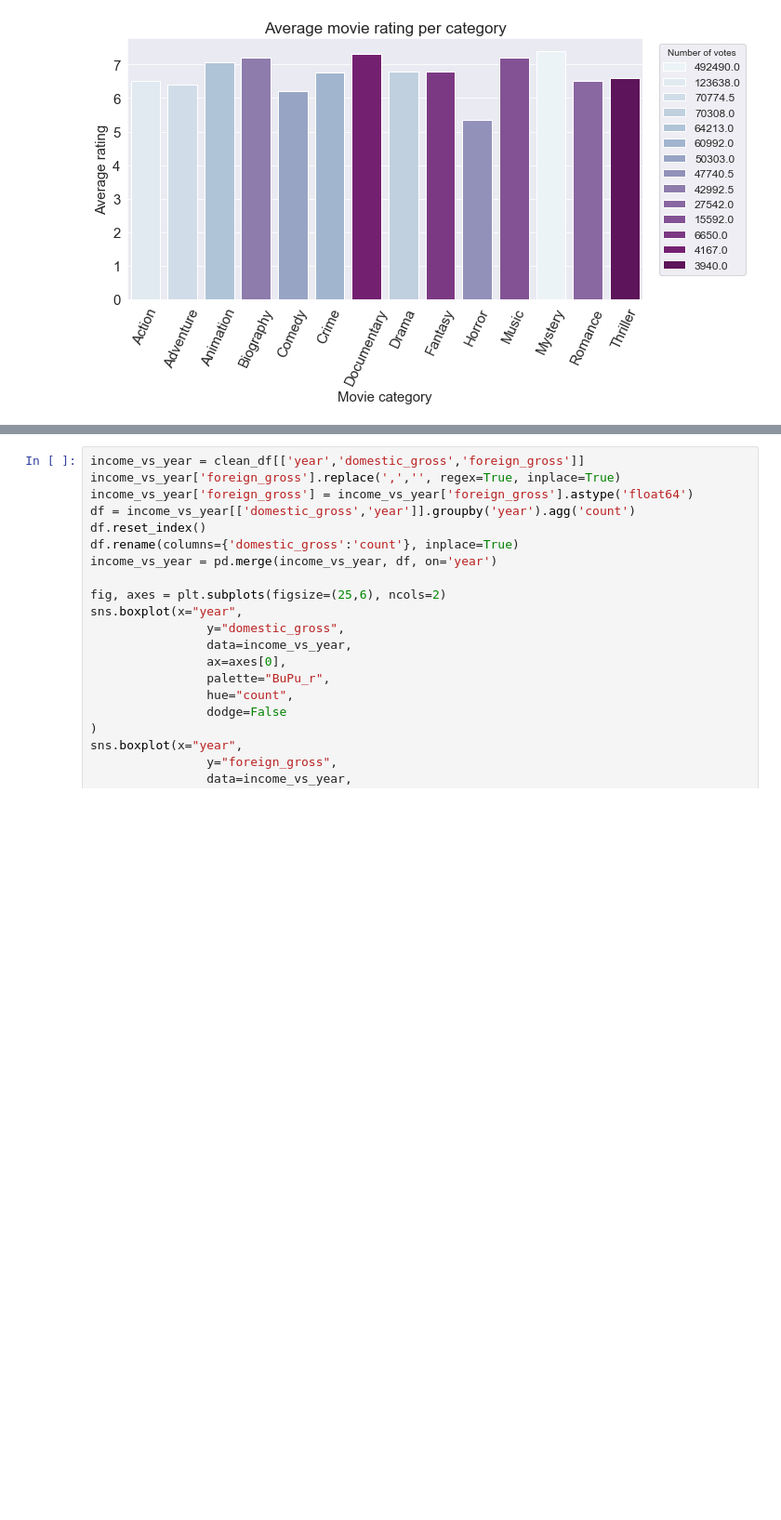
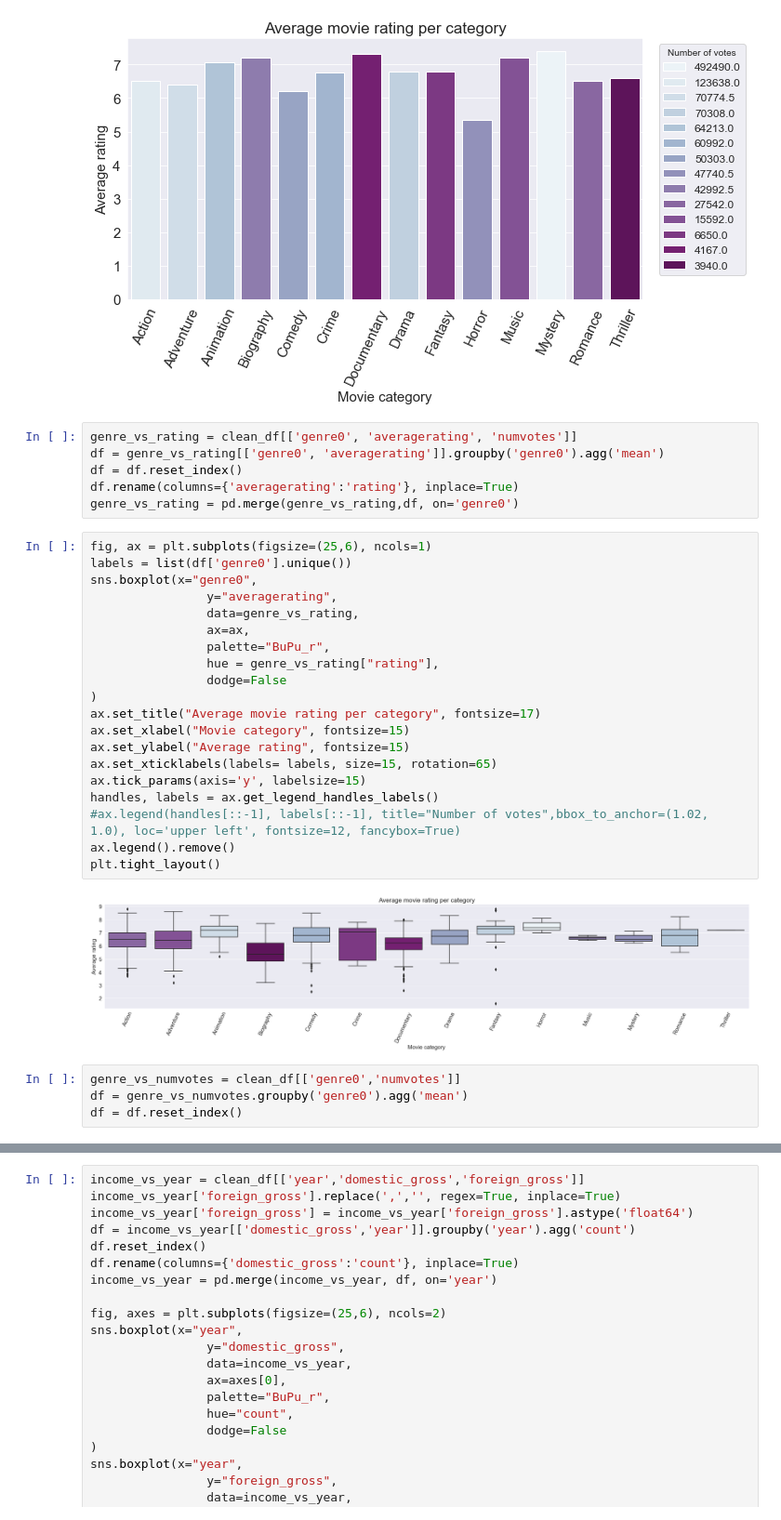
Before and after one commit to nil-91/Microsoft_Movie_Analysis, a Jupyter notebook: code/eda_notebook.ipynb, the cells around one changed output, grey strips where cells are left out. Shown at 93% size. Cells and saved outputs as stored; diff of their text form; blank space fills up the shorter version.

Commit message:
finished visualization

```diff
--- a/code/eda_notebook.ipynb
+++ b/code/eda_notebook.ipynb
@@ -224,3 +224,35 @@ plt.savefig('./images/genre_vs_rating.png', transparent = True)
 plt.show()
 # %% [output]
 [figure]
+# %%
+genre_vs_rating = clean_df[['genre0', 'averagerating', 'numvotes']]
+df = genre_vs_rating[['genre0', 'averagerating']].groupby('genre0').agg('mean')
+df = df.reset_index()
+df.rename(columns={'averagerating':'rating'}, inplace=True)
+genre_vs_rating = pd.merge(genre_vs_rating,df, on='genre0')
+# %%
+fig, ax = plt.subplots(figsize=(25,6), ncols=1)
+labels = list(df['genre0'].unique())
+sns.boxplot(x="genre0",
+                y="averagerating",
+                data=genre_vs_rating,
+                ax=ax,
+                palette="BuPu_r",
+                hue = genre_vs_rating["rating"],
+                dodge=False
+)
+ax.set_title("Average movie rating per category", fontsize=17)
+ax.set_xlabel("Movie category", fontsize=15)
+ax.set_ylabel("Average rating", fontsize=15)
+ax.set_xticklabels(labels= labels, size=15, rotation=65)
+ax.tick_params(axis='y', labelsize=15)
+handles, labels = ax.get_legend_handles_labels()
+#ax.legend(handles[::-1], labels[::-1], title="Number of votes",bbox_to_anchor=(1.02, 1.0), loc='upper left', fontsize=12, fancybox=True)
+ax.legend().remove()
+plt.tight_layout()
+# %% [output]
+[figure, added]
+# %%
+genre_vs_numvotes = clean_df[['genre0','numvotes']]
+df = genre_vs_numvotes.groupby('genre0').agg('mean')
+df = df.reset_index()
```
Also changed, not shown: parts of 2 cells of this notebook, 2 other files.
